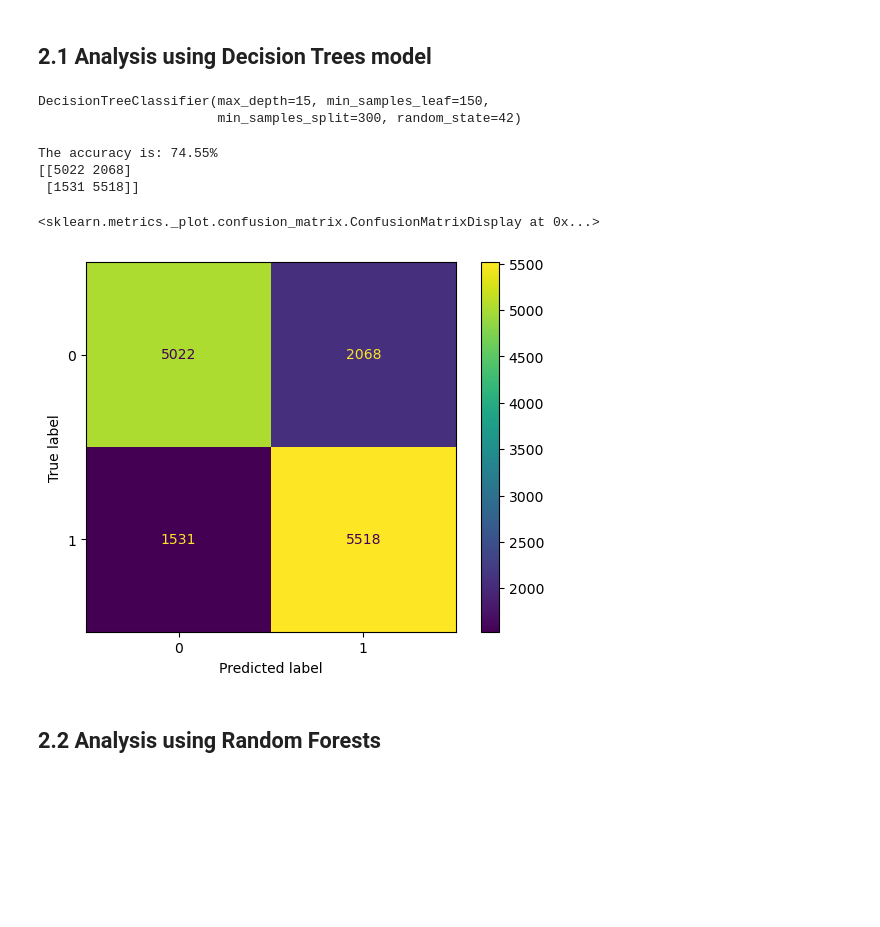
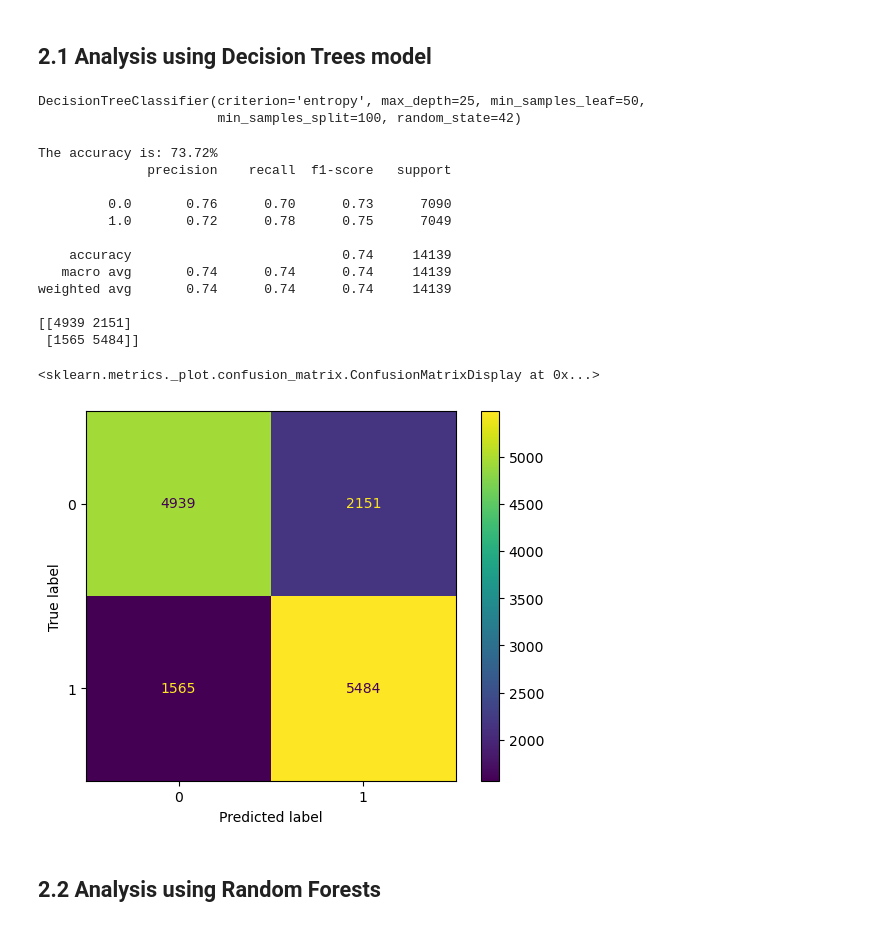
Before and after one commit to vitsiozo/DiabetesProject, a Jupyter notebook: Analysis.ipynb, the cells around one changed output. Drawn from its saved outputs; the diff is of its cells as text; code cells hidden in the pictures; blank space fills up the shorter version.

Commit message:
Further tests with Neural Networks

```diff
--- a/Analysis.ipynb
+++ b/Analysis.ipynb
@@ -74,0 +186,14 @@ diabetes['BMI'] = (diabetes['BMI'] - diabetes['BMI'].min()) / (diabetes['BMI'].m
+# %%
+# Here we normalize all attributes that are outside the 0-1 range
+
+# Use min-max scaling to bring the values between 0 and 1
+diabetes['BMI'] = (diabetes['BMI'] - diabetes['BMI'].min()) / (diabetes['BMI'].max() - diabetes['BMI'].min())
+diabetes['MentHlth'] = (diabetes['MentHlth'] - diabetes['MentHlth'].min()) / (diabetes['MentHlth'].max() - diabetes['MentHlth'].min())
+diabetes['PhysHlth'] = (diabetes['PhysHlth'] - diabetes['PhysHlth'].min()) / (diabetes['PhysHlth'].max() - diabetes['PhysHlth'].min())
+diabetes['Age'] = (diabetes['Age'] - diabetes['Age'].min()) / (diabetes['Age'].max() - diabetes['Age'].min())
+diabetes['GenHlth'] = (diabetes['GenHlth'] - diabetes['GenHlth'].min()) / (diabetes['GenHlth'].max() - diabetes['GenHlth'].min())
+diabetes['Education'] = (diabetes['Education'] - diabetes['Education'].min()) / (diabetes['Education'].max() - diabetes['Education'].min())
+diabetes['Income'] = (diabetes['Income'] - diabetes['Income'].min()) / (diabetes['Income'].max() - diabetes['Income'].min())
+# %%
+# !!! Optional - Drop the 'BMI' attribute from df
+diabetes = diabetes.drop('BMI', axis = 1)
@@ -75,7 +204,7 @@ diabetes['BMI'] = (diabetes['BMI'] - diabetes['BMI'].min()) / (diabetes['BMI'].m
 # %%
 # Separate the features from the target variable
-X = diabetes.iloc[:, 1:]
-y = diabetes.iloc[:, 0]
+X = diabetes.drop('Diabetes_binary', axis=1)
+y = diabetes['Diabetes_binary']
 # %%
 # Use sklearn's SelectKBest to obtain the scores and p-values of features in my dataset
 
@@ -141,39 +282,53 @@ Test set shape: (14139, 21) (14139,)
 
 from sklearn.tree import DecisionTreeClassifier
 from sklearn.metrics import accuracy_score
+from sklearn.metrics import classification_report
 from sklearn.metrics import confusion_matrix, ConfusionMatrixDisplay
 
 # Instantiate Model - Unrestricted Tree:
 #decision_tree = DecisionTreeClassifier(random_state=42)
 
 # Instantiate Model - Apply some regularisation
-decision_tree = DecisionTreeClassifier(criterion = 'gini', max_depth=15, min_samples_split=300, min_samples_leaf=150, random_state=42)
+decision_tree = DecisionTreeClassifier(criterion = 'entropy', max_depth=25, min_samples_split=100, min_samples_leaf=50, random_state=42)
 
 # Train the model
 decision_tree.fit(X_train, y_train)
 # %% [output]
-DecisionTreeClassifier(max_depth=15, min_samples_leaf=150,
-                       min_samples_split=300, random_state=42)
+DecisionTreeClassifier(criterion='entropy', max_depth=25, min_samples_leaf=50,
+                       min_samples_split=100, random_state=42)
 # %%
 # Make predictions using the test data.
 
 y_pred = decision_tree.predict(X_test)
 
 # Calculate accuracy metric
 accuracy = accuracy_score(y_test, y_pred)
 print('The accuracy is: %.2f%%' % (accuracy * 100))
 
+# Get the other metrics
+report = classification_report(y_test, y_pred)
+print(report)
+
 cm = confusion_matrix(y_test, y_pred)
 
 print(cm)
 disp = ConfusionMatrixDisplay(confusion_matrix=cm)
 disp.plot()
 # %% [output]
-The accuracy is: 74.55%
-[[5022 2068]
- [1531 5518]]
+The accuracy is: 73.72%
+              precision    recall  f1-score   support
+
+         0.0       0.76      0.70      0.73      7090
+         1.0       0.72      0.78      0.75      7049
+
+    accuracy                           0.74     14139
+   macro avg       0.74      0.74      0.74     14139
+weighted avg       0.74      0.74      0.74     14139
+
+[[4939 2151]
+ [1565 5484]]
 <sklearn.metrics._plot.confusion_matrix.ConfusionMatrixDisplay at 0x...>
-[figure, old version]
+[figure, new version]
 # %% [markdown]
 ## 2.2 Analysis using Random Forests
 # %%
```
Also changed, not shown: parts of 16 cells of this notebook, 1 other file.
